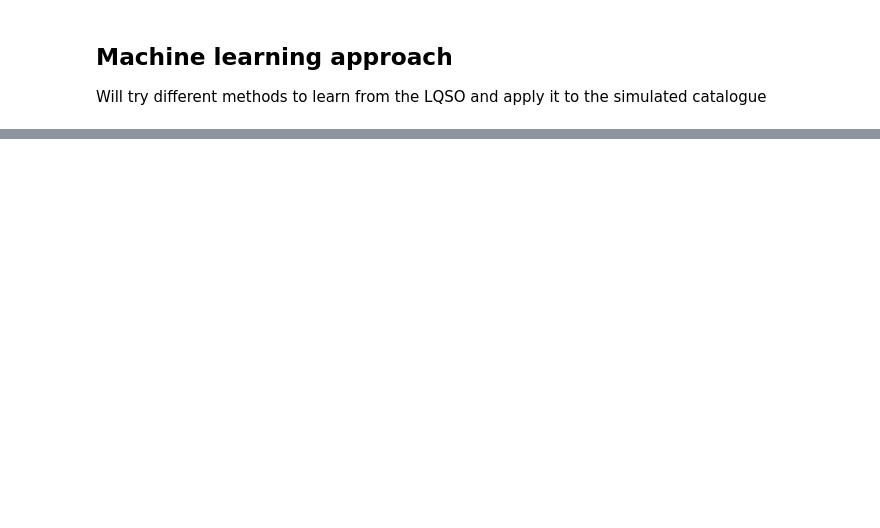
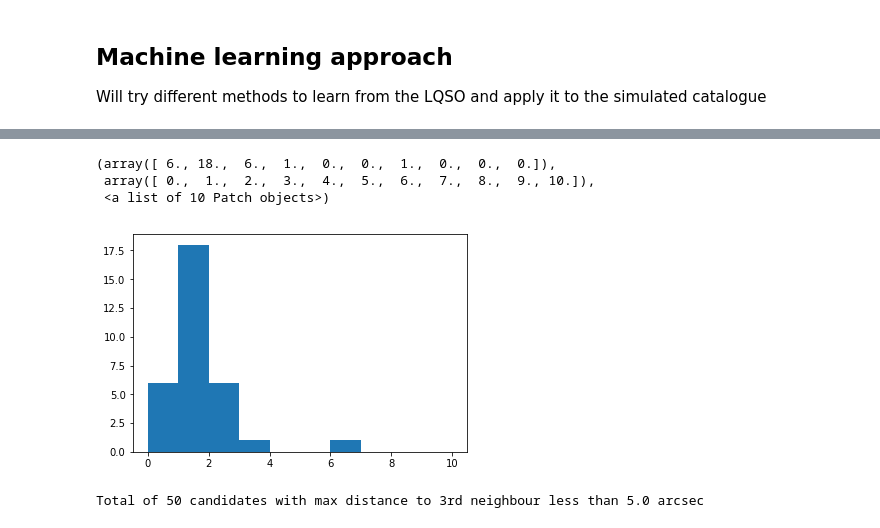
Before and after one commit to ivvv/MIsc, a Jupyter notebook: Lensed QSO DR2.ipynb, the cells around one changed output, grey strips where cells are left out. Saved outputs shown, nothing was run; the diff lists cells and outputs as text; code cells hidden in the pictures; blank space fills up the shorter version.

```diff
--- a/Lensed QSO DR2.ipynb
+++ b/Lensed QSO DR2.ipynb
@@ -155,10 +140,10 @@ t["n3"] = distances[:,3]
 
 Will try different methods to learn from the LQSO and apply it to the simulated catalogue
 # %%
-X = np.array([t["mu"],t["mu_error"],t["parallax"],t["parallax_error"],\
-              t["n1"],t["n2"],t["n3"]]).transpose()
-#X = np.array([t["mu"],t["mu_error"],t["parallax"],t["parallax_error"],t["astrometric_pseudo_colour"],\
+#X = np.array([t["mu"],t["mu_error"],t["parallax"],t["parallax_error"],\
 #              t["n1"],t["n2"],t["n3"]]).transpose()
+X = np.array([t["mu"],t["mu_error"],t["parallax"],t["parallax_error"],t["astrometric_pseudo_colour"],\
+              t["n3"]]).transpose()
 #
 # the shape should be (n_samples, n_features)
 y = np.zeros(nt,dtype=np.uint8)
@@ -177,0 +172,17 @@ potential LQSO: 1247 (0.3 %)
+# %%
+plt.hist(tpred['n3'],range=(0,10))
+# %% [output]
+(array([ 6., 18.,  6.,  1.,  0.,  0.,  1.,  0.,  0.,  0.]),
+ array([ 0.,  1.,  2.,  3.,  4.,  5.,  6.,  7.,  8.,  9., 10.]),
+ <a list of 10 Patch objects>)
+[figure, added]
+# %%
+#
+# now, keep only those with n3max less than xx arcsec
+#
+rlimit = 5.0
+ilimit = np.where(tpred['n3'].data <= 5.0)[0]
+tout = tpred[ilimit]
+print ("Total of {} candidates with max distance to 3rd neighbour less than {} arcsec".format(len(ilimit),rlimit))
+# %% [output]
+Total of 50 candidates with max distance to 3rd neighbour less than 5.0 arcsec
```
Also changed, not shown: parts of 11 cells of this notebook.
